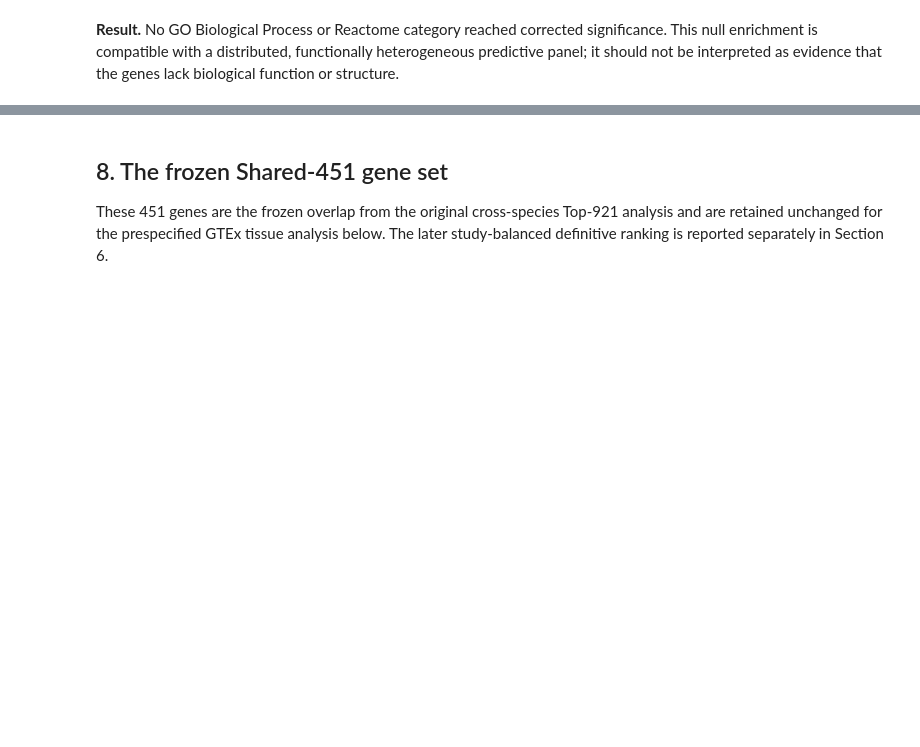
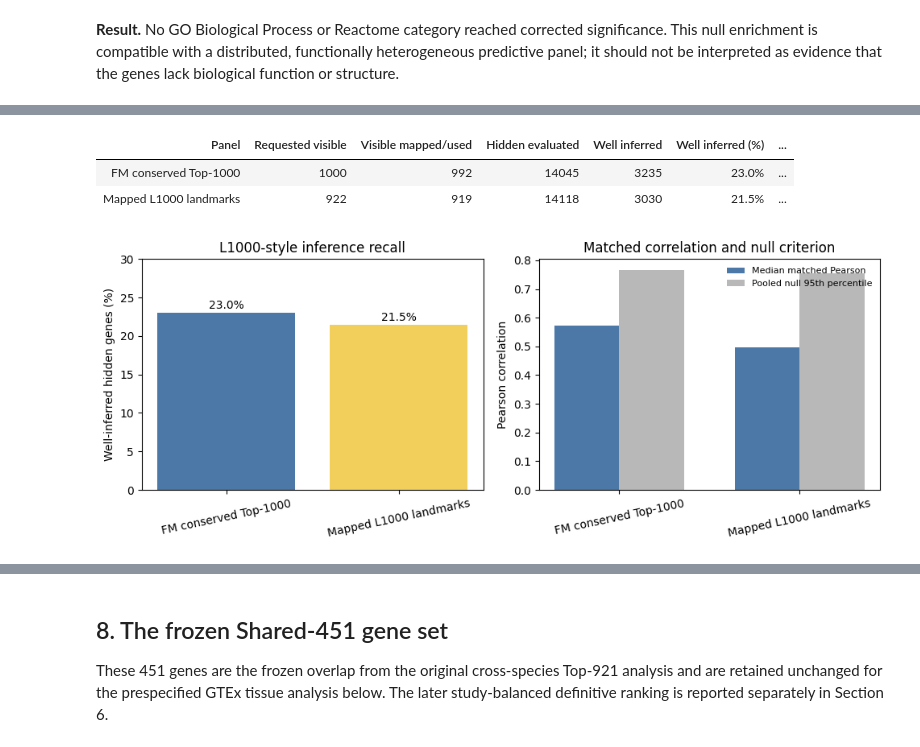
Before and after one commit to alwalt/bridge-rna, a Jupyter notebook: benchmarks/landmark_gene_sufficiency/landmark_gene_sufficiency_benchmark.ipynb, the cells around one changed output, grey strips where cells are left out. Cells and saved outputs as stored; diff of their text form; code cells hidden in the pictures; blank space fills up the shorter version.

```diff
--- a/benchmarks/landmark_gene_sufficiency/landmark_gene_sufficiency_benchmark.ipynb
+++ b/benchmarks/landmark_gene_sufficiency/landmark_gene_sufficiency_benchmark.ipynb
@@ -630,0 +727,55 @@ No GO:BP or Reactome terms passed the 0.05 g:SCS threshold.
+# %%
+gtex_inference_summary_path = RESULTS / 'gtex_l1000_style_gene_inference_summary.parquet'
+gtex_inference_gene_path = RESULTS / 'gtex_l1000_style_gene_inference_per_gene.parquet'
+if gtex_inference_summary_path.is_file() and gtex_inference_gene_path.is_file():
+    gtex_inference_summary = pd.read_parquet(gtex_inference_summary_path)
+    gtex_inference_genes = pd.read_parquet(gtex_inference_gene_path)
+    panel_labels = {
+        'conserved_gene_inference_top1000': 'FM conserved Top-1000',
+        'l1000_all_mapped_922': 'Mapped L1000 landmarks',
+    }
+    gtex_inference_summary['Panel'] = gtex_inference_summary.panel_id.map(panel_labels)
+    publication_columns = {
+        'Panel': 'Panel', 'requested_visible_genes': 'Requested visible',
+        'visible_genes_mapped_used': 'Visible mapped/used',
+        'hidden_genes_evaluated': 'Hidden evaluated',
+        'well_inferred_genes': 'Well inferred',
+        'well_inferred_percent': 'Well inferred (%)',
+        'median_matched_pearson': 'Median matched Pearson',
+        'null_95th_percentile': 'Null 95th percentile', 'gtex_samples': 'GTEx samples',
+    }
+    publication_gtex = gtex_inference_summary[list(publication_columns)].rename(columns=publication_columns)
+    display(publication_gtex.style.format({
+        'Well inferred (%)': '{:.1%}', 'Median matched Pearson': '{:.4f}',
+        'Null 95th percentile': '{:.4f}',
+    }).hide(axis='index'))
+
+    ordered = list(panel_labels)
+    plot_frame = gtex_inference_summary.set_index('panel_id').loc[ordered]
+    labels = [panel_labels[panel] for panel in ordered]
+    colors = ['#4C78A8', '#F2CF5B']
+    fig, axes = plt.subplots(1, 2, figsize=(10, 4))
+    axes[0].bar(labels, 100 * plot_frame.well_inferred_percent, color=colors)
+    axes[0].set(ylabel='Well-inferred hidden genes (%)', title='L1000-style inference recall')
+    axes[0].set_ylim(0, max(30, 105 * plot_frame.well_inferred_percent.max()))
+    for i, value in enumerate(100 * plot_frame.well_inferred_percent):
+        axes[0].text(i, value + .5, f'{value:.1f}%', ha='center')
+    x = np.arange(len(labels)); width = .36
+    axes[1].bar(x - width/2, plot_frame.median_matched_pearson, width,
+                label='Median matched Pearson', color='#4C78A8')
+    axes[1].bar(x + width/2, plot_frame.null_95th_percentile, width,
+                label='Pooled null 95th percentile', color='#B8B8B8')
+    axes[1].set(xticks=x, xticklabels=labels, ylabel='Pearson correlation',
+                title='Matched correlation and null criterion')
+    axes[1].legend(frameon=False, fontsize=8)
+    for ax in axes: ax.tick_params(axis='x', rotation=12)
+    fig.tight_layout()
+    fig.savefig(FIGURES / 'gtex_l1000_style_gene_inference.png', dpi=200, bbox_inches='tight')
+    plt.show()
+else:
+    print('GTEx L1000-style gene-inference results are pending.')
+# %% [output]
+| Panel | Requested visible | Visible mapped/used | Hidden evaluated | Well inferred | Well inferred (%) | ... |
+| FM conserved Top-1000 | 1000 | 992 | 14045 | 3235 | 23.0% | ... |
+| Mapped L1000 landmarks | 922 | 919 | 14118 | 3030 | 21.5% | ... |
+[figure, added]
```
Also changed, not shown: parts of 6 cells of this notebook, 25 other files.
